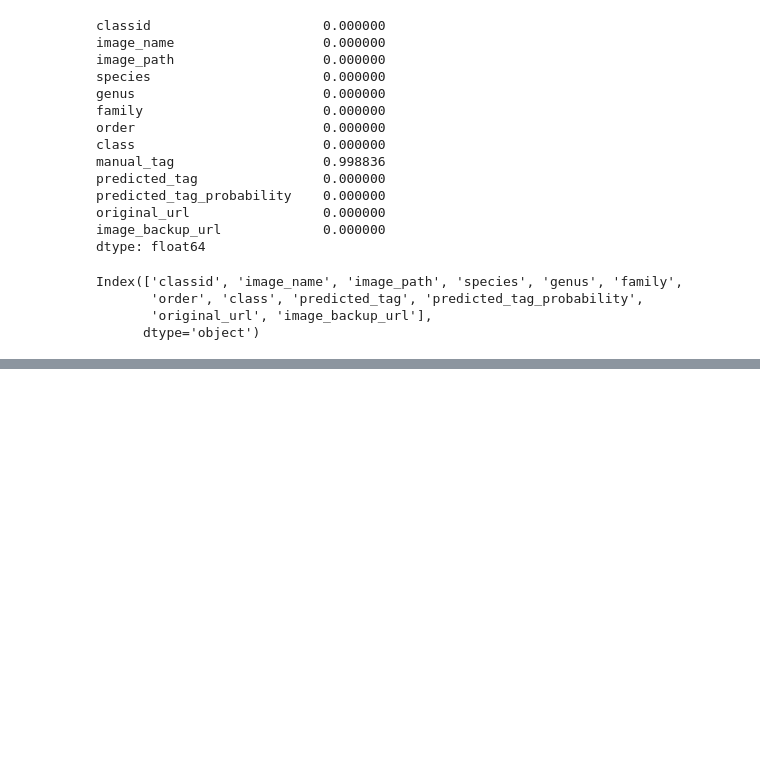
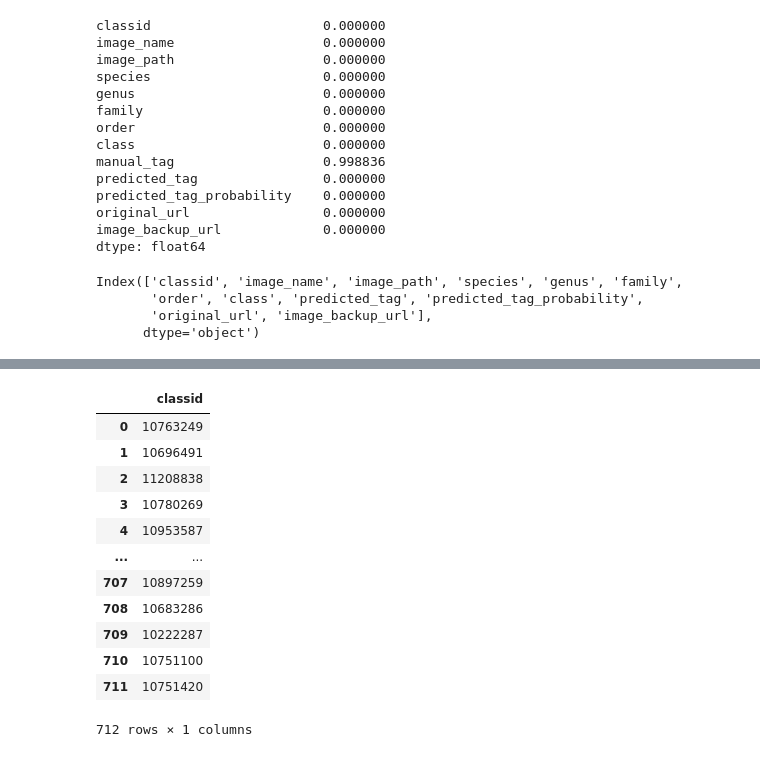
Before and after one commit to amarjit-yadav/PlantProject, a Jupyter notebook: samplemodel.ipynb, the cells around one changed output, grey strips where cells are left out. Drawn from its saved outputs; the diff is of its cells as text; code cells hidden in the pictures; blank space fills up the shorter version.

```diff
--- a/samplemodel.ipynb
+++ b/samplemodel.ipynb
@@ -182,3 +182,35 @@ ttdata.head()
 | 2 | 2683260 | 8c6049ebdff482b901f32e0ac9e421c69... | 2683260/8c6049ebdff482b901f32e0ac... | Cycas angulata R.Br. | Cycas | Cycadaceae | Cycadales | Cycadopsida | NaN | habit | ... |
 | 3 | 2683260 | b932fd8619c667a5b4f3c38596911937a... | 2683260/b932fd8619c667a5b4f3c3859... | Cycas angulata R.Br. | Cycas | Cycadaceae | Cycadales | Cycadopsida | NaN | habit | ... |
 | 4 | 2683260 | 9f9dbdb0b9ce8bc3fb562f648af7717b5... | 2683260/9f9dbdb0b9ce8bc3fb562f648... | Cycas angulata R.Br. | Cycas | Cycadaceae | Cycadales | Cycadopsida | NaN | habit | ... |
+# %%
+path='/home/drowsy/Downloads/data/train/images'
+
+def get_names(path):
+    folder = path
+
+    sub_folders = [name for name in os.listdir(folder) if os.path.isdir(os.path.join(folder, name))]
+
+#     print(sub_folders)
+
+    return pd.DataFrame(sub_folders,columns=['classid'])
+
+def map_meta(full_data,curr_data):
+    merged_data=full_data.merge(curr_data,on='classid',how ='inner')
+    return merged_data
+# %%
+curr_df=get_names(path)
+curr_df
+# %% [output]
+|  | classid |
+| 0 | 10763249 |
+| 1 | 10696491 |
+| 2 | 11208838 |
+| 3 | 10780269 |
+| 4 | 10953587 |
+| ... | ... |
+| 707 | 10897259 |
+| 708 | 10683286 |
+| 709 | 10222287 |
+| 710 | 10751100 |
+| 711 | 10751420 |
+712 rows × 1 columns
```
Also changed, not shown: parts of 7 cells of this notebook.
